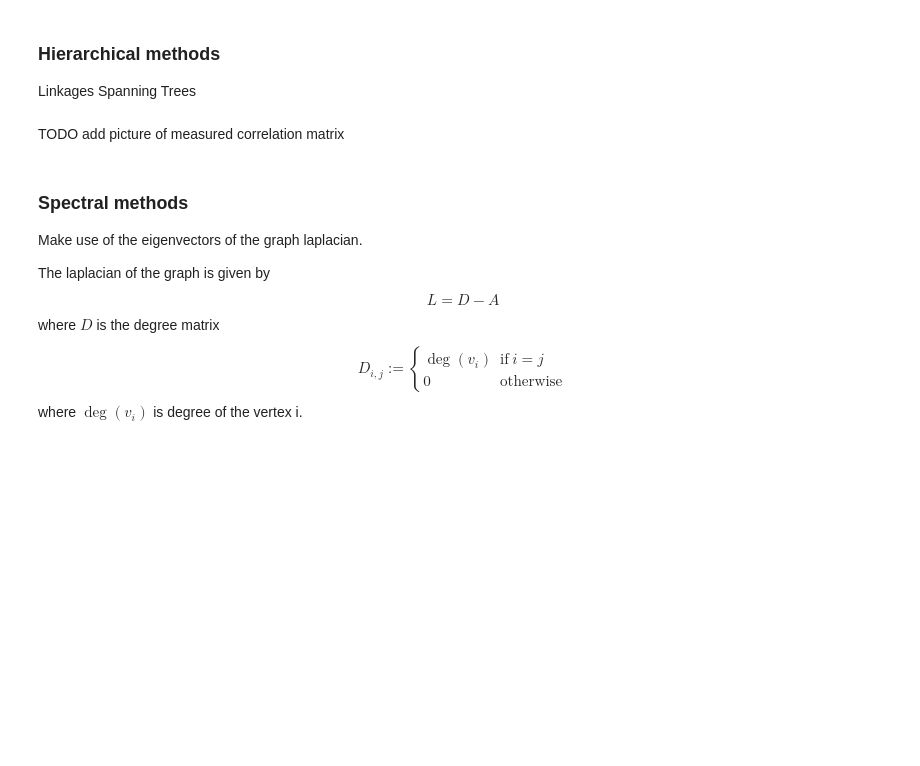
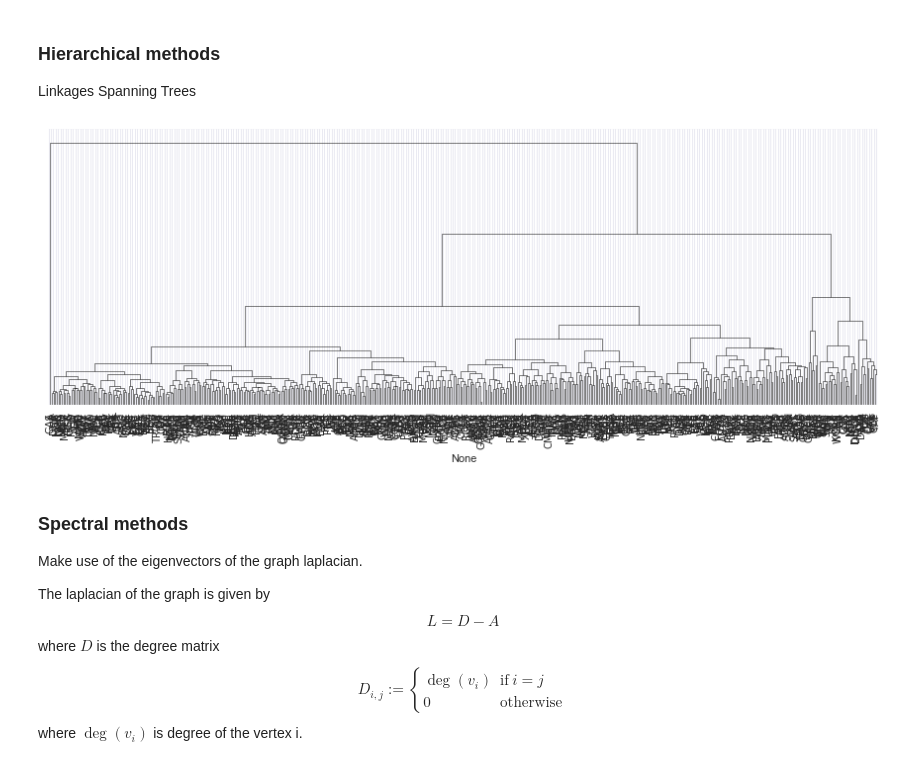
Before and after one commit to mvaz/FPQ2016, a Jupyter notebook: slides_fpq2016.ipynb, the cells around one changed output. Cells and saved outputs as stored; diff of their text form; code cells hidden in the pictures; blank space fills up the shorter version.

```diff
--- a/slides_fpq2016.ipynb
+++ b/slides_fpq2016.ipynb
@@ -265,5 +276,10 @@ Finding sets of nodes connected with each other:
 
 Linkages
 Spanning Trees
-# %% [markdown]
-TODO add picture of measured correlation matrix
+# %%
+df = pd.read_pickle('data/corr.pk').ix['2015-10-08']
+x = df.loc[df.any().values,df.any().values]
+# %%
+import fastcluster as fc
+
+Y = fc.linkage(x.values, method='complete')
@@ -270,3 +288,11 @@ TODO add picture of measured correlation matrix
+# %%
+plt.rcParams['figure.figsize'] = (13, 8)
+# %%
+%matplotlib inline
+fig, ax = plt.subplots(figsize=(15,5))
+sns.dendrogram(x, linkage=Y,ax=ax);
+# %% [output]
+[figure, added]
 # %% [markdown]
 ### Spectral methods
 
```
Also changed, not shown: parts of 10 cells of this notebook.
